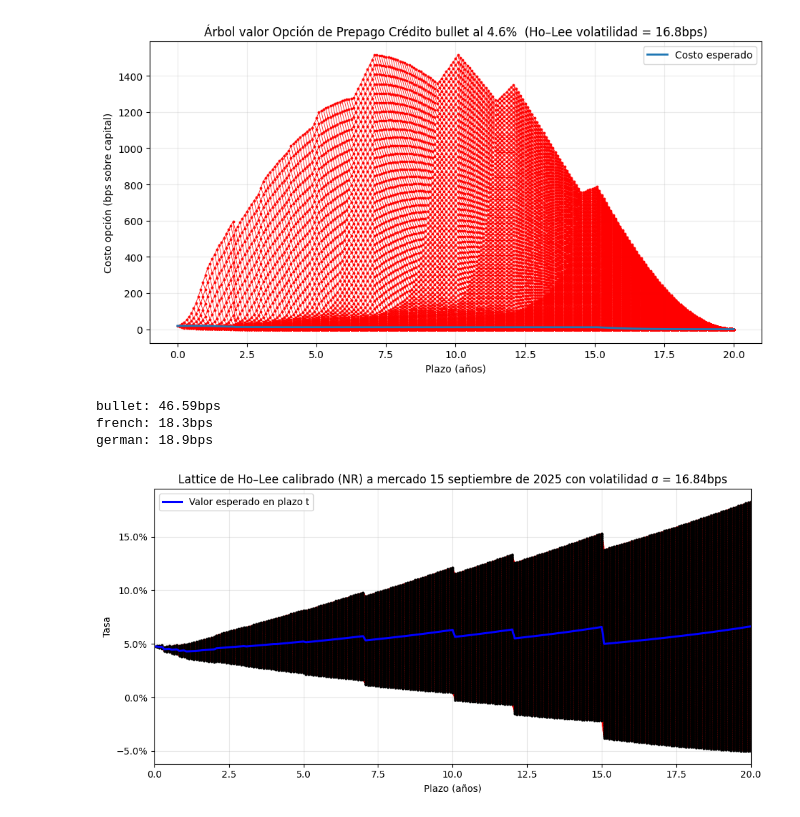
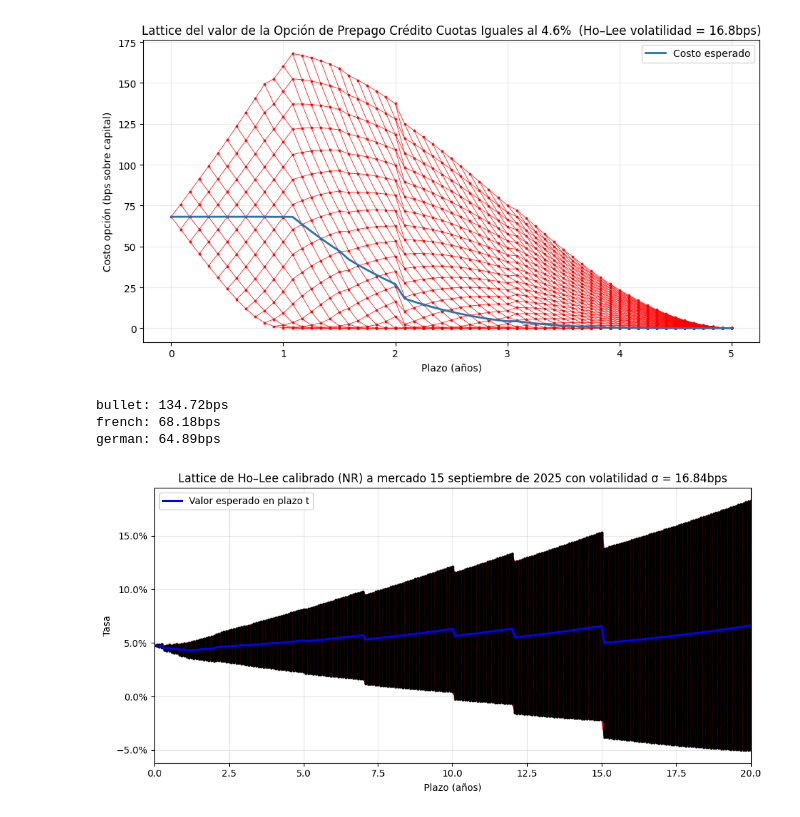
Before and after one commit to vgalfaro/capstone, a Jupyter notebook: test_val.ipynb, the cells around one changed output. Cells and saved outputs as stored; diff of their text form; code cells hidden in the pictures.

Commit message:
resultados valoracion, falta analisis de sensibilidad

```diff
--- a/test_val.ipynb
+++ b/test_val.ipynb
@@ -117,21 +117,21 @@ def plot_option_lattice(
 # %%
 principal = nom
 
 
-titulo = f"Árbol valor Opción de Prepago Crédito bullet al {round(ann_r*100,2)}%  (Ho–Lee volatilidad = {round(volat*10**4,1)}bps)"
+titulo = f"Lattice del valor de la Opción de Prepago Crédito Cuotas Iguales al {round(ann_r*100,2)}%  (Ho–Lee volatilidad = {round(volat*10**4,1)}bps)"
 #print(opt_pre.opt_val)
 plot_option_lattice(
     opt_french.opt_val,
     dt=dt,
     title=titulo,
     principal=principal,        # para que el eje Y sea %
     show_expectation=True
 )
 # %% [output]
-[figure, old version]
+[figure, new version]
 # %%
 dt = 1/12
-N = int(dt**-1) * 20
+N = int(dt**-1) * 5
 ann_r = 4.6/100
 nom = 100_000_000
 
@@ -155,9 +155,9 @@ print(f"bullet: {round(opt_bullet.opt_val[0,0]/nom * 10**4,2)}bps")
 print(f"french: {round(opt_french.opt_val[0,0]/nom * 10**4,2)}bps")
 print(f"german: {round(opt_german.opt_val[0,0]/nom * 10**4,2)}bps")
 # %% [output]
-bullet: 46.59bps
-french: 18.3bps
-german: 18.9bps
+bullet: 134.72bps
+french: 68.18bps
+german: 64.89bps
 # %%
 import matplotlib.pyplot as plt
 from matplotlib.ticker import PercentFormatter
```
Also changed, not shown: parts of 3 cells of this notebook, 9 other files.
